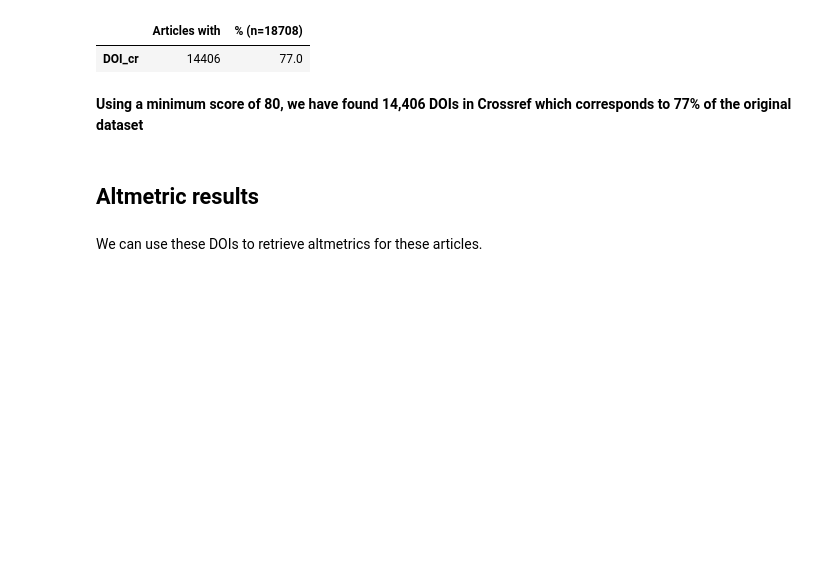
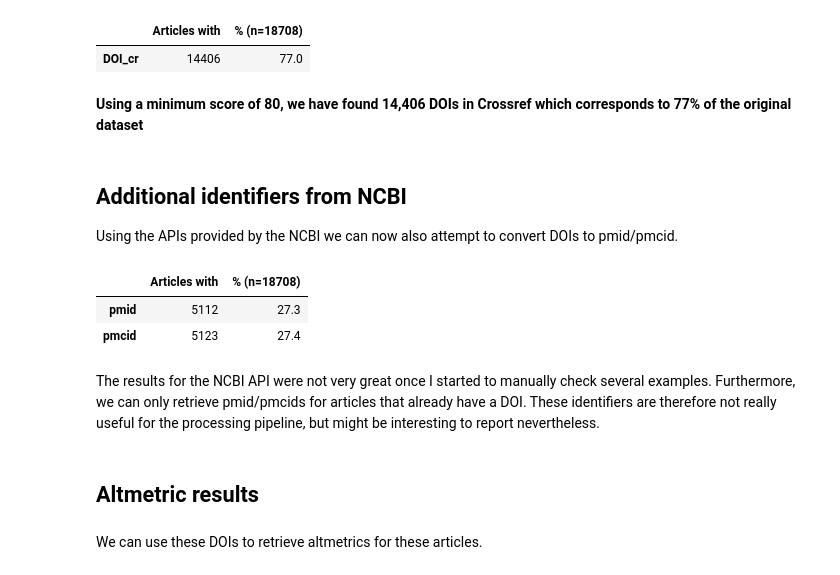
Before and after one commit to ScholCommLab/tracking-grants, a Jupyter notebook: notebooks/reports/interim_report_1.ipynb, the cells around one changed output. Cells and saved outputs as stored; diff of their text form; code cells hidden in the pictures; blank space fills up the shorter version.

Commit message:
updated interim report 1

```diff
--- a/notebooks/reports/interim_report_1.ipynb
+++ b/notebooks/reports/interim_report_1.ipynb
@@ -28,8 +29,9 @@ data_dir = project_dir / "data"
 articles = pd.read_csv(data_dir / "interim/structured.csv", index_col="article_id")
 
 # External data from CR/Altmetric
-crossref = pd.read_csv(data_dir / "interim/_crossref.csv", index_col="article_id")
-altmetric = pd.read_csv(data_dir / "interim/_altmetric.csv", index_col="article_id")
+crossref = pd.read_csv(data_dir / "interim/_crossref.csv", index_col="article_id", low_memory=False)
+altmetric = pd.read_csv(data_dir / "interim/_altmetric.csv", index_col="article_id", low_memory=False)
+ncbi = pd.read_csv(data_dir / "interim/_ncbi.csv", index_col="article_id")
 # %% [markdown]
 ## Citation Parsing
 # %% [markdown]
@@ -83,6 +85,20 @@ x.round(1)
 | DOI_cr | 14406 | 77.0 |
 # %% [markdown]
 **Using a minimum score of 80, we have found 14,406 DOIs in Crossref which corresponds to 77% of the original dataset**
+# %% [markdown]
+## Additional identifiers from NCBI
+
+Using the APIs provided by the NCBI we can now also attempt to convert DOIs to pmid/pmcid.
+# %%
+x = ncbi[['pmid', 'pmcid']].count().to_frame('Articles with')
+x[f'% (n={len(articles)})'] = 100 * x['Articles with'] / len(articles)
+x.round(1)
+# %% [output]
+|  | Articles with | % (n=18708) |
+| pmid | 5112 | 27.3 |
+| pmcid | 5123 | 27.4 |
+# %% [markdown]
+The results for the NCBI API were not very great once I started to manually check several examples. Furthermore, we can only retrieve pmid/pmcids for articles that already have a DOI. These identifiers are therefore not really useful for the processing pipeline, but might be interesting to report nevertheless.
 # %% [markdown]
 ## Altmetric results
 # %% [markdown]
```
Also changed, not shown: parts of 14 cells of this notebook.
